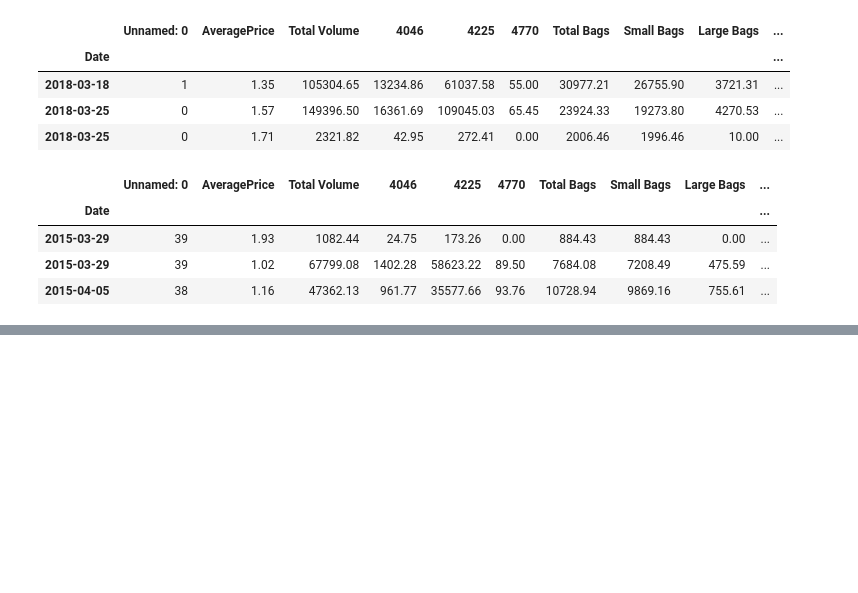
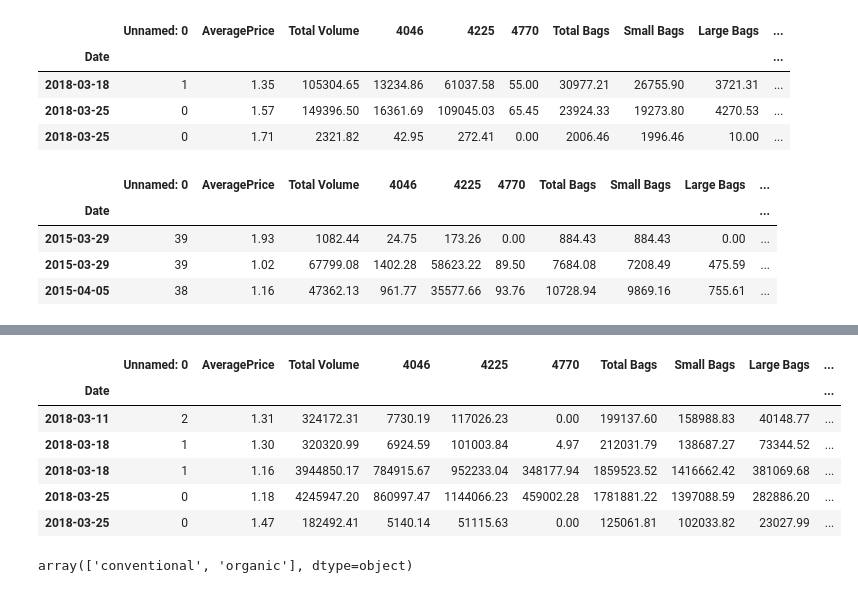
Before and after one commit to leonidasprado/LearningPandas, a Jupyter notebook: pandas2.ipynb, the cells around one changed output, grey strips where cells are left out. Cells and saved outputs as stored; diff of their text form; code cells hidden in the pictures; blank space fills up the shorter version.

```diff
--- a/pandas2.ipynb
+++ b/pandas2.ipynb
@@ -102,0 +170,17 @@ albany_df['price25ma'] = albany_df['AveragePrice'].rolling(25).mean()
+# %%
+graph_df = pd.DataFrame()
+
+for region in df['region'].unique()[:16]:
+    print(region)
+    region_df = df.copy()[df['region']==region]
+    region_df.set_index("Date", inplace=True)
+    region_df.sort_index(inplace=True)
+    region_df[f'{region}_price25ma'] = region_df['AveragePrice'].rolling(25).mean()
+
+    if graph_df.empty:
+        print("empty")
+        graph_df = region_df[[f'{region}_price25ma']] #two brackets so it becomes a dataframe. with one bracket
+        #it returns only a series. dataframes have two brackets
+    else:
+        print("else")
+        graph_df = graph_df.join(region_df[f'{region}_price25ma'])
@@ -102,0 +215,14 @@ albany_df['price25ma'] = albany_df['AveragePrice'].rolling(25).mean()
+# %%
+region_df.tail()
+# %% [output]
+|  | Unnamed: 0 | AveragePrice | Total Volume | 4046 | 4225 | 4770 | Total Bags | Small Bags | Large Bags | ... |
+| Date |  |  |  |  |  |  |  |  |  | ... |
+| 2018-03-11 | 2 | 1.31 | 324172.31 | 7730.19 | 117026.23 | 0.00 | 199137.60 | 158988.83 | 40148.77 | ... |
+| 2018-03-18 | 1 | 1.30 | 320320.99 | 6924.59 | 101003.84 | 4.97 | 212031.79 | 138687.27 | 73344.52 | ... |
+| 2018-03-18 | 1 | 1.16 | 3944850.17 | 784915.67 | 952233.04 | 348177.94 | 1859523.52 | 1416662.42 | 381069.68 | ... |
+| 2018-03-25 | 0 | 1.18 | 4245947.20 | 860997.47 | 1144066.23 | 459002.28 | 1781881.22 | 1397088.59 | 282886.20 | ... |
+| 2018-03-25 | 0 | 1.47 | 182492.41 | 5140.14 | 51115.63 | 0.00 | 125061.81 | 102033.82 | 23027.99 | ... |
+# %%
+df['type'].unique()
+# %% [output]
+array(['conventional', 'organic'], dtype=object)
```
Also changed, not shown: parts of 12 cells of this notebook.
